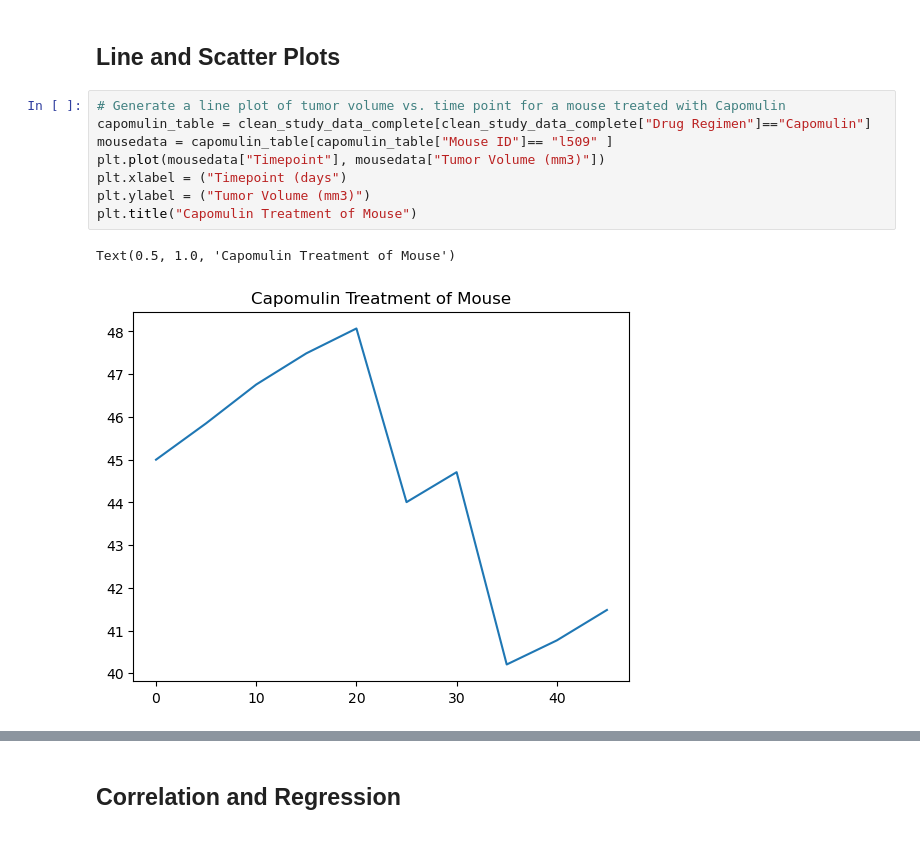
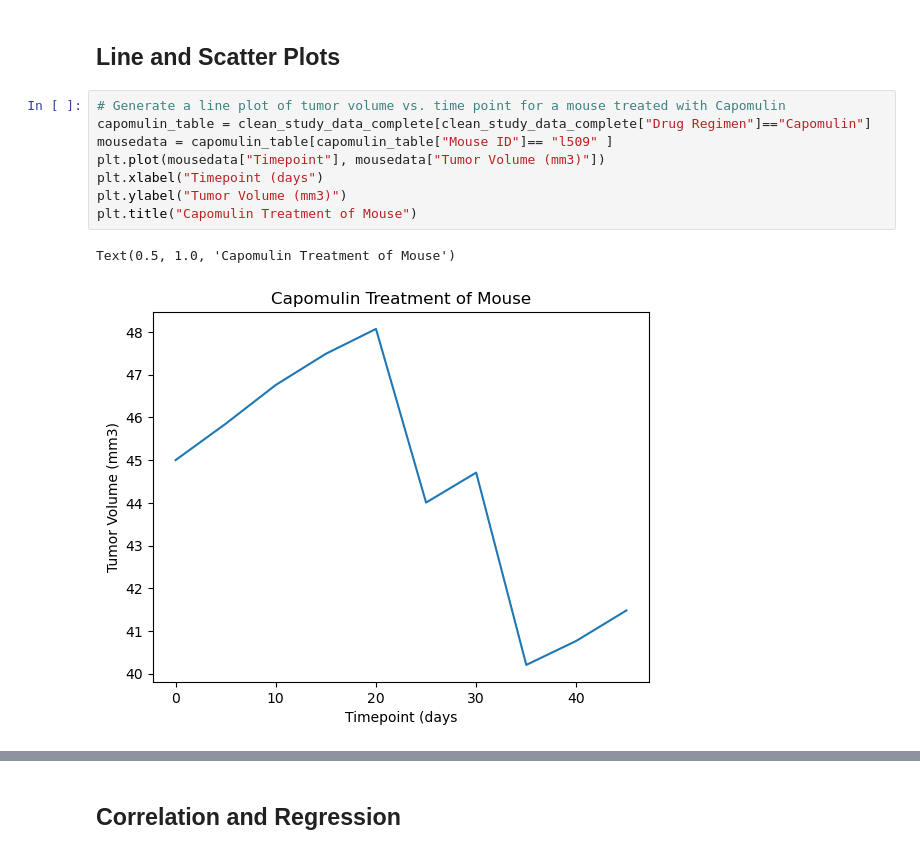
Before and after one commit to Tawn-Scotton/Mathplo_Challenge_Pymaceuticals, a Jupyter notebook: pymaceuticals_starter_last.ipynb, the cells around one changed output, grey strips where cells are left out. Drawn from its saved outputs; the diff is of its cells as text.

```diff
--- a/pymaceuticals_starter_last.ipynb
+++ b/pymaceuticals_starter_last.ipynb
@@ -244,14 +248,14 @@ plt.show()
 # %%
 # Generate a line plot of tumor volume vs. time point for a mouse treated with Capomulin
 capomulin_table = clean_study_data_complete[clean_study_data_complete["Drug Regimen"]=="Capomulin"]
 mousedata = capomulin_table[capomulin_table["Mouse ID"]== "l509" ]
 plt.plot(mousedata["Timepoint"], mousedata["Tumor Volume (mm3)"])
-plt.xlabel = ("Timepoint (days")
-plt.ylabel = ("Tumor Volume (mm3)")
+plt.xlabel("Timepoint (days")
+plt.ylabel("Tumor Volume (mm3)")
 plt.title("Capomulin Treatment of Mouse")
 # %% [output]
 Text(0.5, 1.0, 'Capomulin Treatment of Mouse')
-[figure, old version]
+[figure, new version]
 # %%
 # Generate a scatter plot of average tumor volume vs. mouse weight for the Capomulin regimen
 capomulin_table = clean_study_data_complete[clean_study_data_complete["Drug Regimen"]=="Capomulin"]
```
Also changed, not shown: parts of 7 cells of this notebook.
